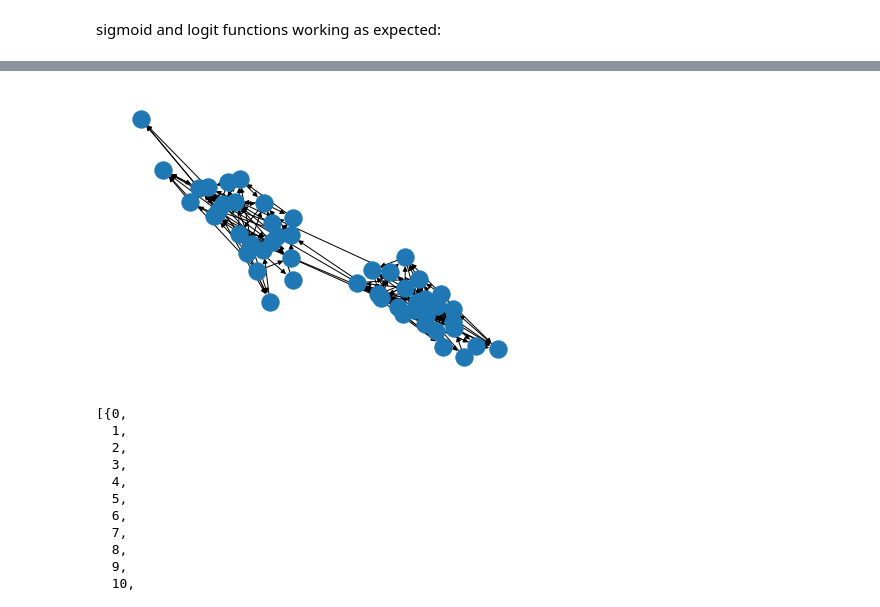
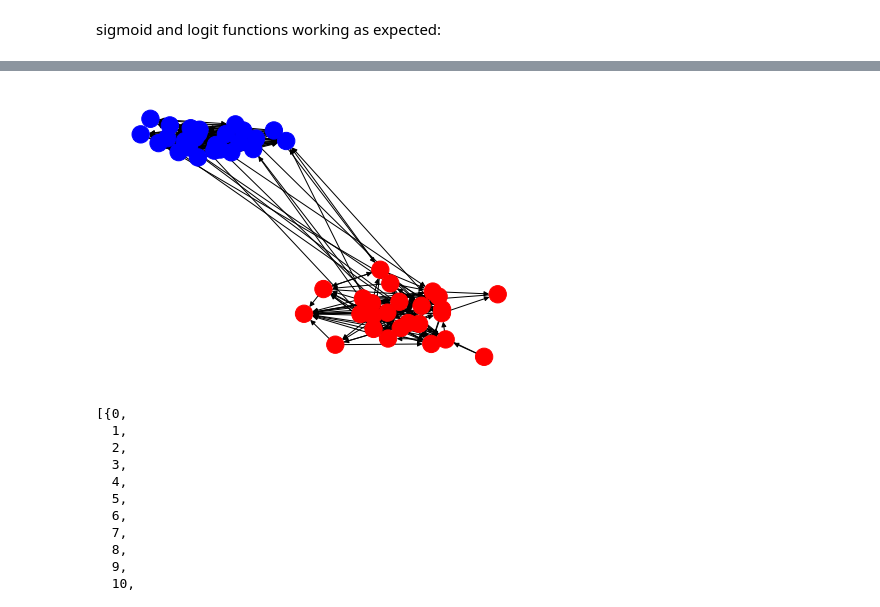
Before and after one commit to dkimpara/DiverseNode, a Jupyter notebook: jupyter-tests.ipynb, the cells around one changed output, grey strips where cells are left out. Drawn from its saved outputs; the diff is of its cells as text; code cells hidden in the pictures.

```diff
--- a/jupyter-tests.ipynb
+++ b/jupyter-tests.ipynb
@@ -29,13 +29,15 @@ debug:
 - try plotting edge weights
 - try starting with e-r model
 # %%
+def generate():
+    g_init = gen.graph_gen(2,50,0.2,0.02)
+    dev = [0.1] + [0.5] + [0.5] * 2
+    std_devs = [dev, dev]
+    changeVec = [[0.5, 0.5, 0.5], [0.5, 0.5, 0.5]]
+    cmat = gen.culture_init(g_init, std_devs, changeVec)
+    #g, culturemat = sim.simulate_iterstop(g_init,cmat)
+    #print(nx.average_shortest_path_length(g))
+    w_init = [w for u,v,w in g_init.edges.data('weight')]
+    plt.scatter(list(range(len(w_init))),w_init)
 
-g_init = gen.graph_gen(2,50,0.2,0.02)
-dev = [0.1] + [0.5] + [0.5] * 2
-std_devs = [dev, dev]
-changeVec = [[0.5, 0.5, 0.5], [0.5, 0.5, 0.5]]
-cmat = gen.culture_init(g_init, std_devs, changeVec)
-#g, culturemat = sim.simulate_iterstop(g_init,cmat)
-#print(nx.average_shortest_path_length(g))
-w_init = [w for u,v,w in g_init.edges.data('weight')]
-plt.scatter(list(range(len(w_init))),w_init)
+    return g_init,cmat
@@ -85,0 +78,4 @@ plt.scatter(x,y)
+# %%
+g_init,cmat = generate()
+g, cmat, ccomp, dist, weights = plot_d(g_init,cmat,rounds=500)
+print(mn.culture_distance(g,cmat,False,2))
@@ -86,12 +85,16 @@ plt.scatter(x,y)
 # %%
 #plot graph getting more assortative as iters go on. no show of increased edge count between groups.
 #even with high culture tolerance nodes...
 #check high culture tolerance nodes and acceptance function. check ccomp functionality
 #cultural tolerance not bounded from above???
 #edge weight change also not bounded from above???
-nx.draw(g)
+#with proportional edge decision, getting assortativity
+#how to deal with disconnected graphs? if one node, then take data for connected part
+colors = ['blue' if b==0 else 'red' for v,b in g.nodes(data='block')]
+
+nx.draw(g, node_color=colors)
 # %% [output]
-[figure, old version]
+[figure, new version]
 # %%
 gundir = nx.DiGraph.to_undirected(g)
 list(nx.algorithms.components.connected_components(gundir))
```
Also changed, not shown: parts of 12 cells of this notebook, 3 other files.
